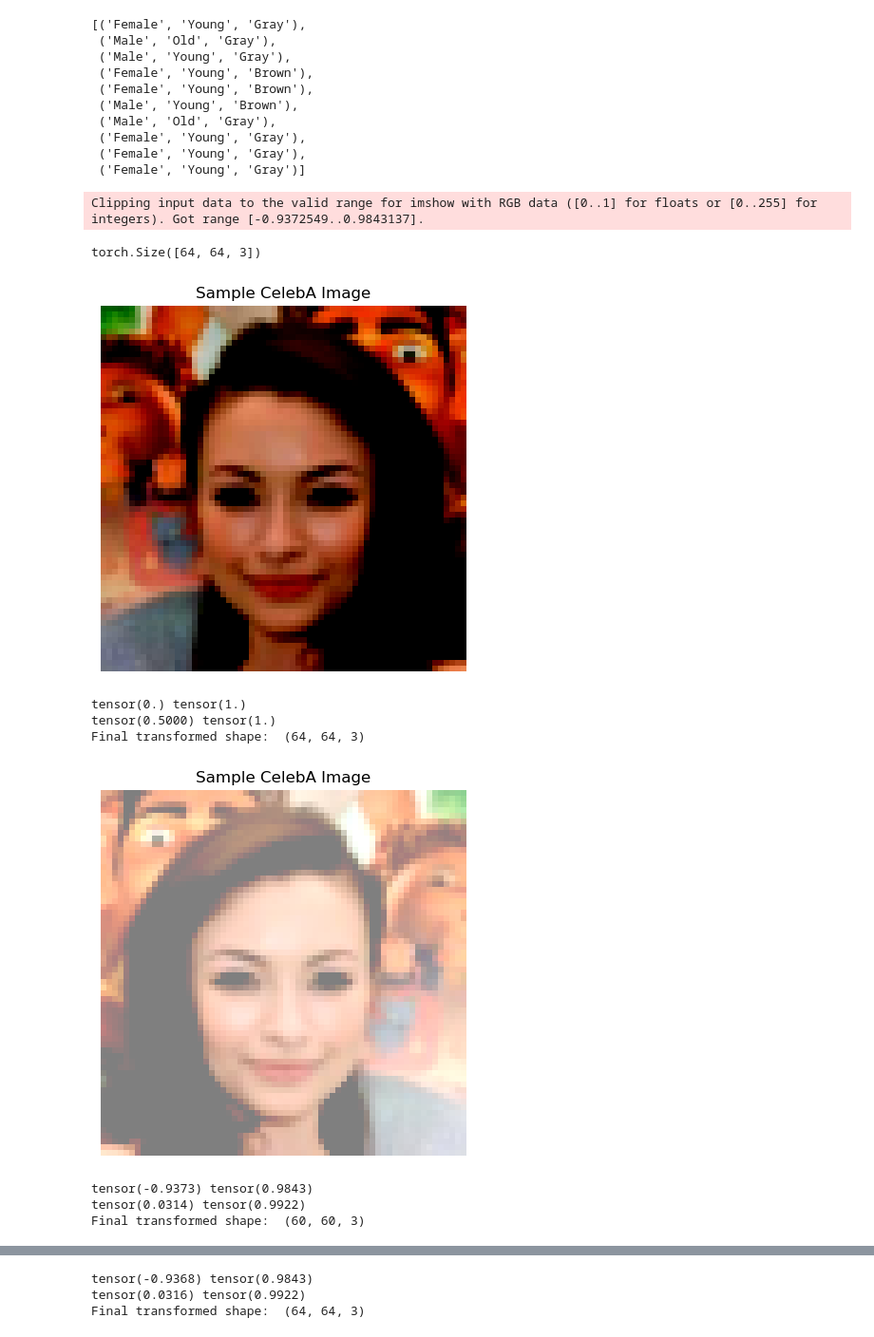
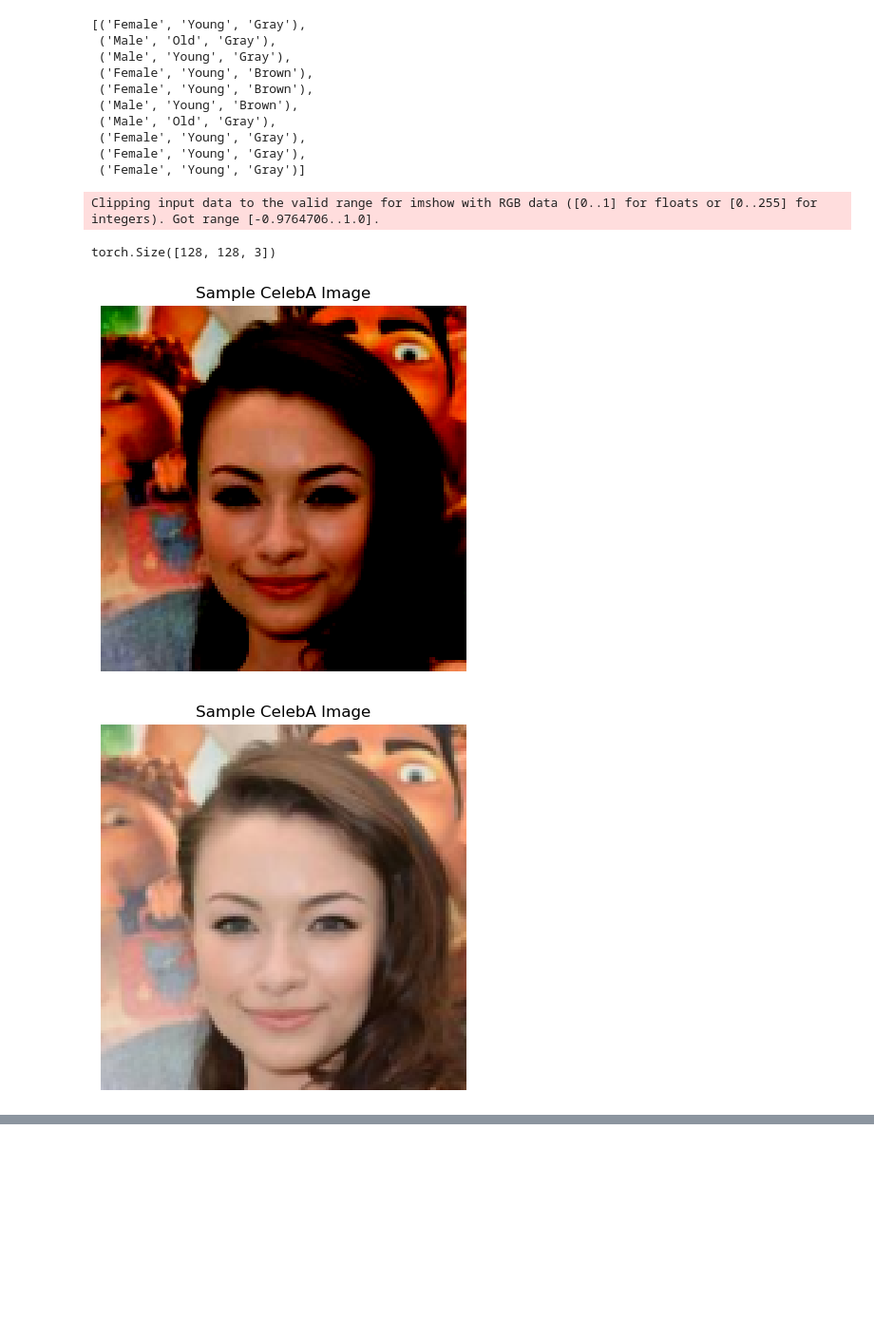
Before and after one commit to adam2392/ciflows, a Jupyter notebook: notebooks/playground/causalceleba.ipynb, the cells around one changed output, grey strips where cells are left out. Shown at 95% size. Drawn from its saved outputs; the diff is of its cells as text; code cells hidden in the pictures; blank space fills up the shorter version.

Commit message:
Run job
Signed-off-by: Adam Li <adam2392@gmail.com>

```diff
--- a/notebooks/playground/causalceleba.ipynb
+++ b/notebooks/playground/causalceleba.ipynb
@@ -45,7 +48,7 @@ def viz_image(img):
 # Root directory for the dataset
 data_root = Path("/Users/adam2392/pytorch_data/")
 # Spatial size of training images, images are resized to this size.
-image_size = 64
+image_size = 128
 
 celeba_data = CelebA(
     data_root,
@@ -55,7 +58,7 @@ celeba_data = CelebA(
             transforms.Resize(image_size),
             transforms.CenterCrop(image_size),
             transforms.ToTensor(),
-            transforms.Normalize(mean=[0.5, 0.5, 0.5], std=[0.5, 0.5, 0.5]),
+            # transforms.Normalize(mean=[0.5, 0.5, 0.5], std=[0.5, 0.5, 0.5]),
         ]
     ),
 )
@@ -200,20 +184,25 @@ def get_random_transforms():
         [
             OneOf(
                 [
-                    RandomCrop(width=60, height=60, always_apply=False, p=0.3),
-                    GridDistortion(num_steps=10, p=0.3),
-                    ElasticTransform(alpha=1, sigma=25, alpha_affine=None, p=0.3),
+                    RandomCrop(
+                        width=image_size - 6,
+                        height=image_size - 6,
+                        always_apply=False,
+                        p=0.3,
+                    ),
+                    # GridDistortion(num_steps=10, p=0.3),
+                    # ElasticTransform(alpha=1, sigma=25, alpha_affine=None, p=0.3),
                 ],
                 p=0.5,
             ),
             # OneOf(
             #     [
-            #         GaussianBlur(blur_limit=(3, 7), p=0.3),
+            #         GaussianBlur(blur_limit=(3, 3), p=0.3),
             #         Perspective(scale=(0.05, 0.1), p=0.3),
             #     ],
             #     p=0.5,
             # ),
-            RandomBrightnessContrast(brightness_limit=0.2, contrast_limit=0.2, p=0.2),
+            # RandomBrightnessContrast(brightness_limit=0.2, contrast_limit=0.2, p=0.2),
             # HueSaturationValue(
             #     # hue_shift_limit=10,
             #     # sat_shift_limit=5,
@@ -591,43 +626,37 @@ print(transformed_image.shape)
 viz_image(image)
 
 for idx in range(10):
     # Apply transformations
     transform_pipeline = get_random_transforms()
     # print(transform_pipeline)
 
     # Apply transformations
     transform_pipeline = get_random_transforms()
     transformed = transform_pipeline(image=np.array(image))
     transformed_image = transformed["image"]
     # Convert to a PIL Image
     # print(transformed_image.min(), transformed_image.max())
     transformed_image = transformed_image * 0.5 + 0.5  # Undo normalization (if applied)
     # print(transformed_image.min(), transformed_image.max())
     transformed_image = (transformed_image.numpy() * 255).astype(np.uint8)
     if transformed_image.shape[0] == 3:
         transformed_image = np.transpose(transformed_image, (1, 2, 0))
     # print(f"Final transformed shape: ", transformed_image.shape)
     image_pil = Image.fromarray(
         transformed_image,
         # mode="RGB",
     )  # Assuming the tensor is in [0, 1] range
 
     # Print out the transformations in the pipeline
     # print_transforms(transform_pipeline, indent=0)
 
     viz_image(transformed_image)
 
-    save_path = Path("/Users/adam2392/Downloads/Pretrain-Gen")
-    save_path = save_path / f"{idx}.png"
-    image_pil.save(save_path)
+    # save_path = Path("/Users/adam2392/Downloads/Pretrain-Gen")
+    # save_path = save_path / f"{idx}.png"
+    # image_pil.save(save_path)
 # %% [output]
-Clipping input data to the valid range for imshow with RGB data ([0..1] for floats or [0..255] for integers). Got range [-0.9372549..0.9843137].
+Clipping input data to the valid range for imshow with RGB data ([0..1] for floats or [0..255] for integers). Got range [-0.9764706..1.0].
-torch.Size([64, 64, 3])
+torch.Size([128, 128, 3])
-[figure, old version]
+[figure, new version]
-tensor(0.) tensor(1.)
-tensor(0.5000) tensor(1.)
-Final transformed shape:  (64, 64, 3)
-[figure, old version]
+[figure, new version]
-tensor(-0.9373) tensor(0.9843)
-tensor(0.0314) tensor(0.9922)
-Final transformed shape:  (60, 60, 3)
@@ -635,3 +663,0 @@ Final transformed shape:  (60, 60, 3)
-tensor(-0.9368) tensor(0.9843)
-tensor(0.0316) tensor(0.9922)
-Final transformed shape:  (64, 64, 3)
```
Also changed, not shown: parts of 7 cells of this notebook, 2 other files.
